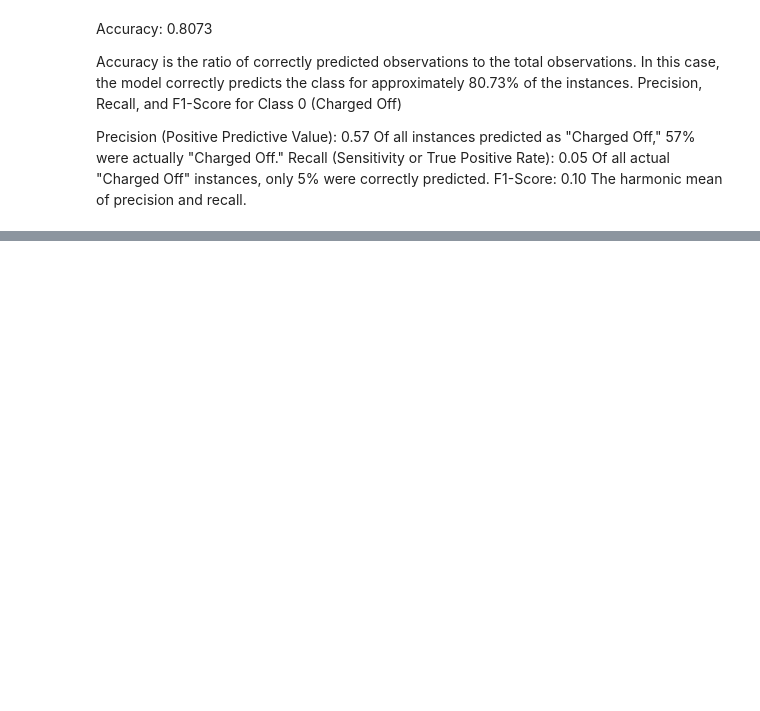
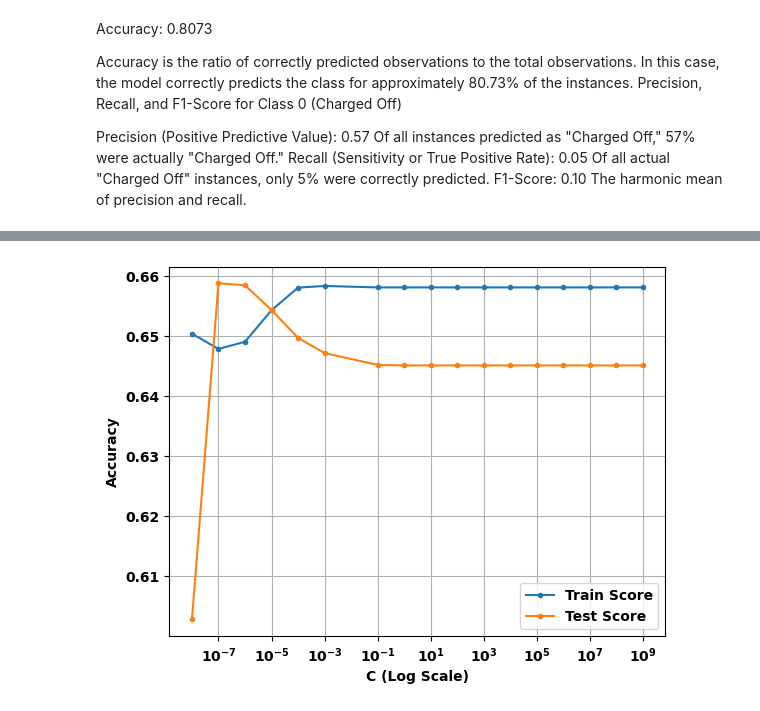
Before and after one commit to botchavs/capstone, a Jupyter notebook: Capstone_working.ipynb, the cells around one changed output, grey strips where cells are left out. Saved outputs shown, nothing was run; the diff lists cells and outputs as text; code cells hidden in the pictures; blank space fills up the shorter version.

```diff
--- a/Capstone_working.ipynb
+++ b/Capstone_working.ipynb
@@ -639,7 +897,6 @@ smote = SMOTE(sampling_strategy=sampling_strategy, random_state=42)
 
 # Fit and apply SMOTE to the training data
 X_train_resampled, y_train_resampled = smote.fit_resample(X_train_scaled, y_train)
-X_test_resampled, y_test_resampled = smote.fit_resample(X_test_scaled, y_test)
 
 
 # Initialize Logistic Regression model
@@ -649,11 +906,11 @@ model = LogisticRegression(random_state=449)
 model.fit(X_train_resampled, y_train_resampled)
 
 # Make predictions on the testing set
-y_pred = model.predict(X_test_resampled)
+y_pred = model.predict(X_test_scaled)
 
 # Evaluate the model
-accuracy = accuracy_score(y_test_resampled, y_pred)
-classification_report_str = classification_report(y_test_resampled, y_pred)
+accuracy = accuracy_score(y_test, y_pred)
+classification_report_str = classification_report(y_test, y_pred)
 
 # Display the results
 print(f"Accuracy: {accuracy:.4f}")
@@ -666,35 +935,37 @@ C_range = np.array([.00000001, .0000001, .000001, .00001, .0001, .001, .1,
 # Lists to store training and testing scores
 train_scores = []
 test_scores = []
 
 # Iterate over different values of C
 for C_value in C_range:
     # Initialize Logistic Regression model with the current C value
     model = LogisticRegression(C=C_value, random_state=1)
 
     # Fit the model on the resampled training set
     model.fit(X_train_resampled, y_train_resampled)
 
      # Make predictions on the training set
     y_train_pred = model.predict(X_train_resampled)
 
     # Make predictions on the testing set
-    y_pred = model.predict(X_test_resampled)
+    y_pred = model.predict(X_test_scaled)
 
     # Append testing scores to the respective list
     train_scores.append(accuracy_score(y_train_resampled, y_train_pred))
-    test_scores.append(accuracy_score(y_test_resampled, y_pred))
+    test_scores.append(accuracy_score(y_test, y_pred))
 
 # Plotting results
 plt.figure()
 plt.plot(C_range, train_scores, label='Train Score', marker='.')
 plt.plot(C_range, test_scores, label='Test Score', marker='.')
 plt.xlabel('C (Log Scale)')
 plt.ylabel('Accuracy')
 plt.xscale("log")
 plt.grid()
 plt.legend()
 plt.show()
+# %% [output]
+[figure, added]
 # %%
 # Assuming 'y' is your output variable
 class_counts = np.bincount(y_train_resampled)
```
Also changed, not shown: parts of 57 cells of this notebook.
